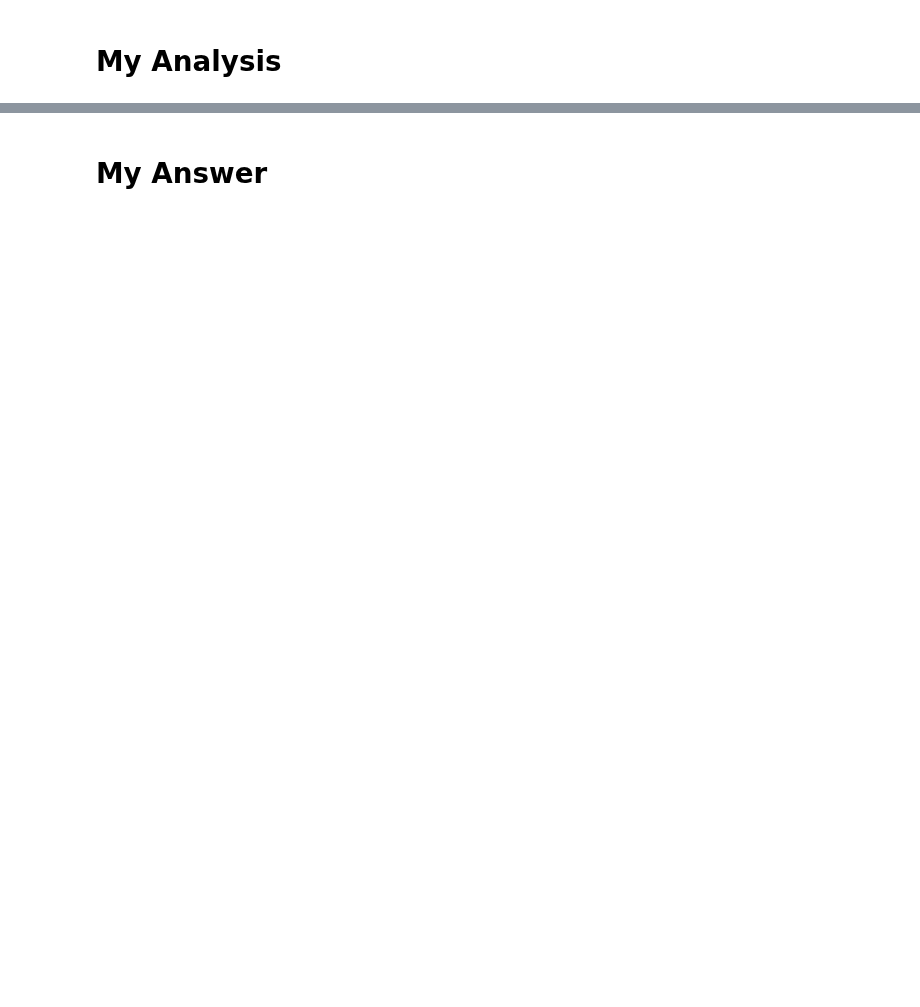
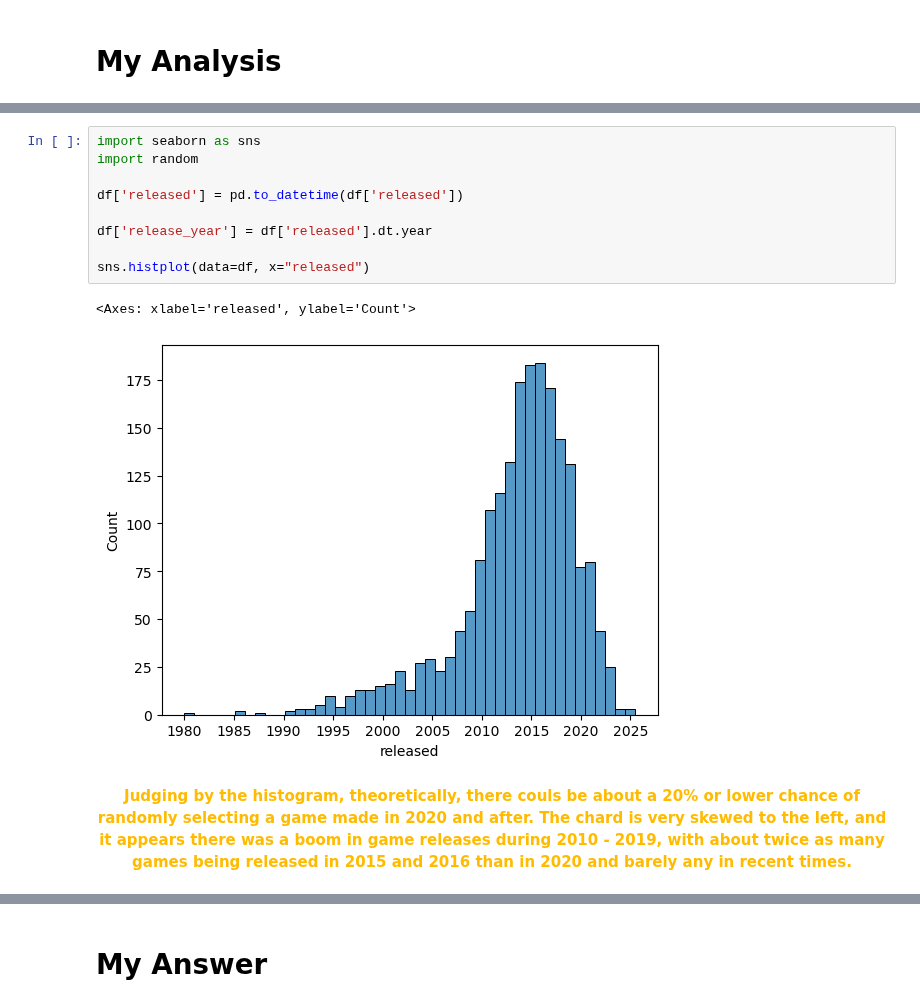
Before and after one commit to Asiandra/Artificial_Intelligence, a Jupyter notebook: Semester 1/Semester Final/Final Project.ipynb, the cells around one changed output, grey strips where cells are left out. Saved outputs shown, nothing was run; the diff lists cells and outputs as text; blank space fills up the shorter version.

```diff
--- a/Semester 1/Semester Final/Final Project.ipynb
+++ b/Semester 1/Semester Final/Final Project.ipynb
@@ -60,0 +92,14 @@ df
+# %%
+import seaborn as sns
+import random
+
+df['released'] = pd.to_datetime(df['released'])
+
+df['release_year'] = df['released'].dt.year
+
+sns.histplot(data=df, x="released")
+# %% [output]
+<Axes: xlabel='released', ylabel='Count'>
+[figure, added]
+# %% [markdown]
+<p style="text-align: center; color: #ffbb00; font-weight: bold;">Judging by the histogram, theoretically, there couls be about a 20% or lower chance of randomly selecting a game made in 2020 and after. The chard is very skewed to the left, and it appears there was a boom in game releases during 2010 - 2019, with about twice as many games being released in 2015 and 2016 than in 2020 and barely any in recent times.</p>
```
Also changed, not shown: parts of 12 cells of this notebook.
